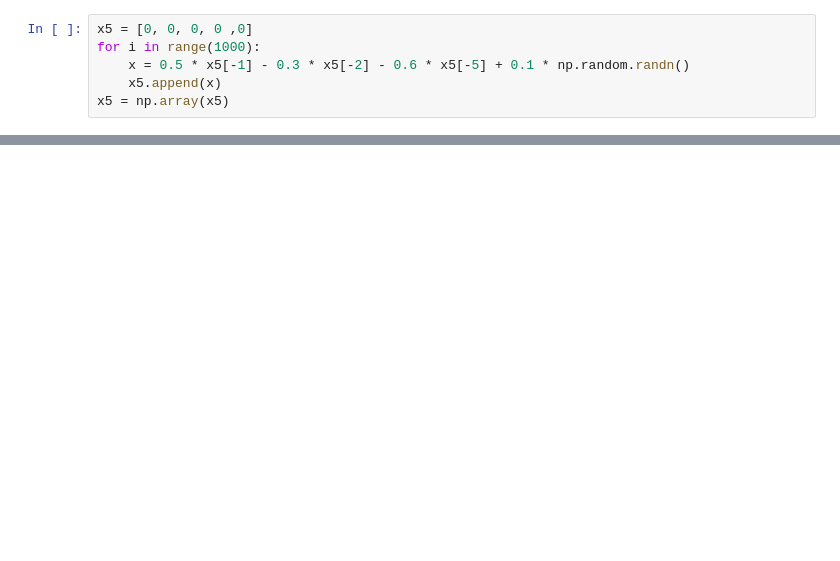
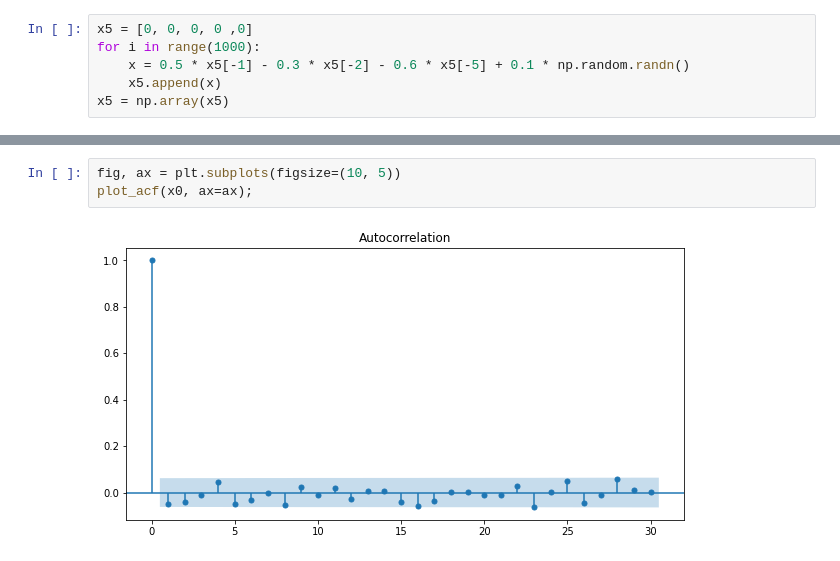
Before and after one commit to tohidabedini/deep-learning-courses, a Jupyter notebook: 04-Udemy - Financial/03-Time Series Analysis/3.23-PACF and ACF.ipynb, the cells around one changed output, grey strips where cells are left out. Drawn from its saved outputs; the diff is of its cells as text; blank space fills up the shorter version.

```diff
--- a/04-Udemy - Financial/03-Time Series Analysis/3.23-PACF and ACF.ipynb
+++ b/04-Udemy - Financial/03-Time Series Analysis/3.23-PACF and ACF.ipynb
@@ -97,0 +98,5 @@ plot_pacf(x5, ax=ax);
+# %%
+fig, ax = plt.subplots(figsize=(10, 5))
+plot_acf(x0, ax=ax);
+# %% [output]
+[figure, added]
```
Also changed, not shown: parts of 22 cells of this notebook.
